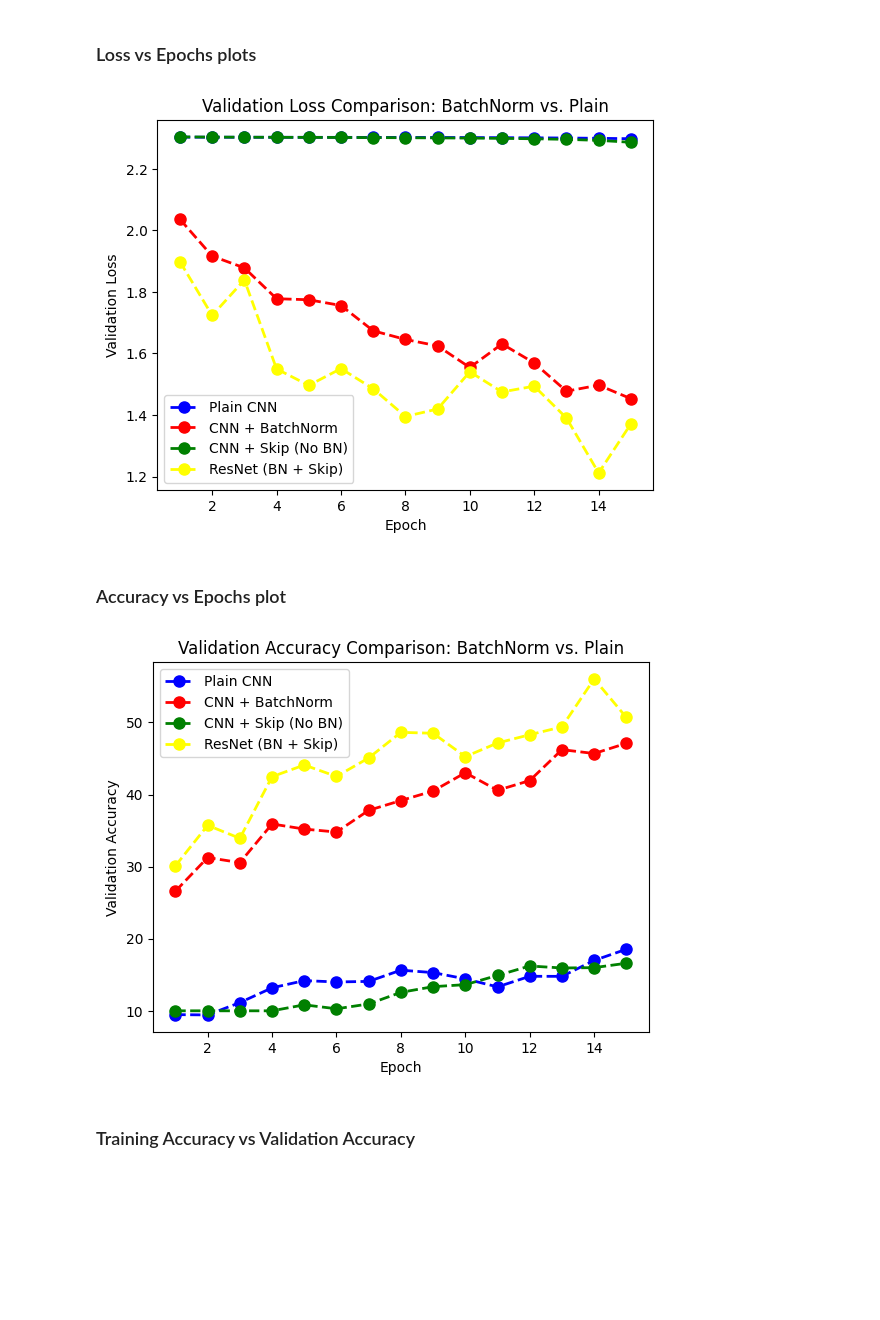
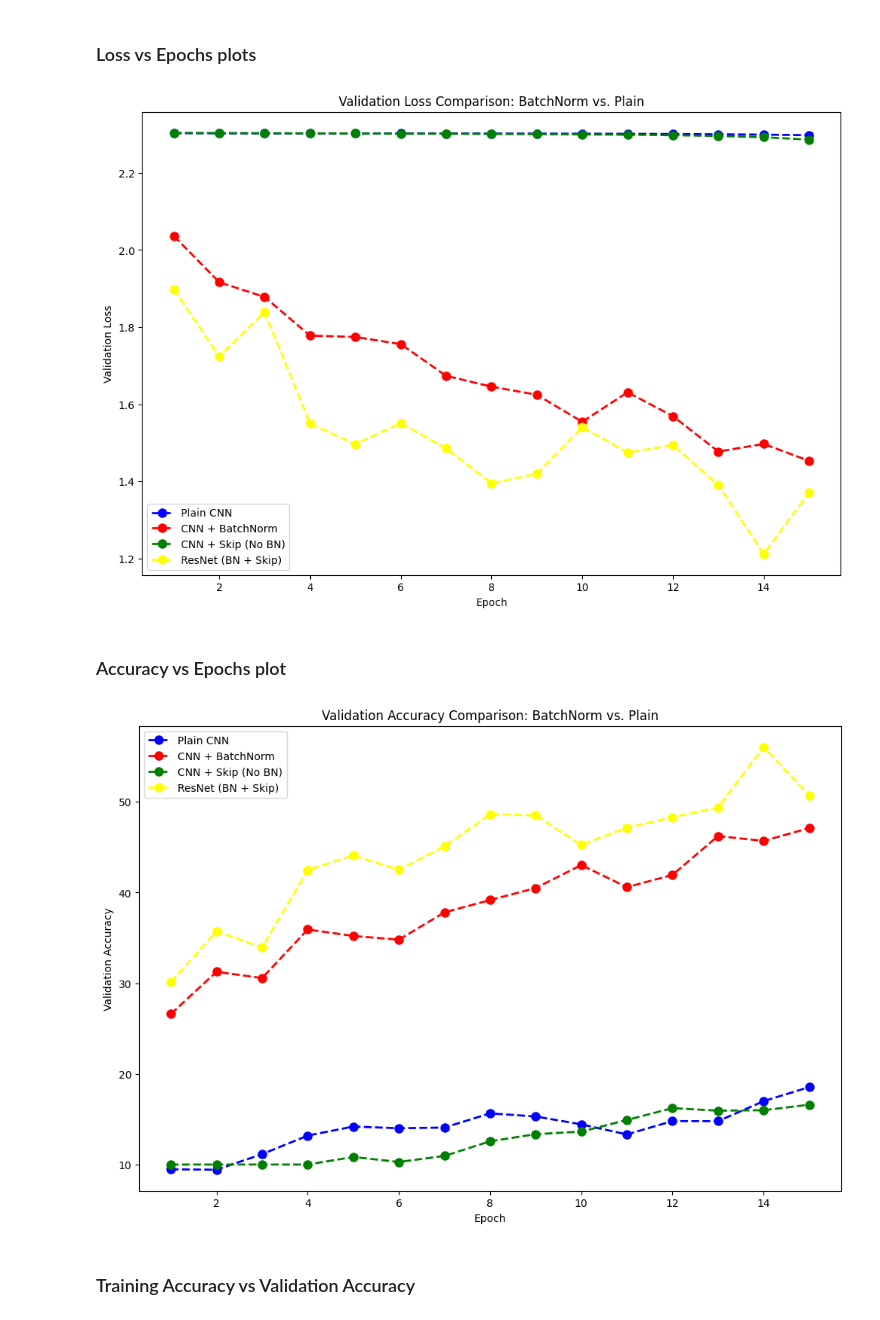
Before and after one commit to ianMuchesia/bn-vs-no-bn-analysis, a Jupyter notebook: notebooks/analysis.ipynb, the cells around one changed output. Saved outputs shown, nothing was run; the diff lists cells and outputs as text; code cells hidden in the pictures; blank space fills up the shorter version.

```diff
--- a/notebooks/analysis.ipynb
+++ b/notebooks/analysis.ipynb
@@ -44,28 +44,31 @@ def build_training_arrays(arr):
 # %%
 plain= build_training_arrays(plain_training_logs)
 bn = build_training_arrays(bn_training_logs)
 skip = build_training_arrays(skip_training_logs)
 resnet = build_training_arrays(resnet_training_logs)
 
 # Ensure x is defined for the 15 epochs
 x = list(range(1, len(plain_training_logs) + 1))
+
+plt.figure(figsize=(12,8))
 
 # Plot all four models, adding the 'label' argument for the legend
 plt.plot(x, plain, color='blue', linestyle='--', marker='o', linewidth=2, markersize=8, label="Plain CNN")
 plt.plot(x, bn, color='red', linestyle='--', marker='o', linewidth=2, markersize=8, label="CNN + BatchNorm")
 plt.plot(x, skip, color='green', linestyle='--', marker='o', linewidth=2, markersize=8, label="CNN + Skip (No BN)")
 plt.plot(x, resnet, color='yellow', linestyle='--', marker='o', linewidth=2, markersize=8, label="ResNet (BN + Skip)")
 
 plt.xlabel("Epoch")
 plt.ylabel("Validation Loss")
 plt.title("Validation Loss Comparison: BatchNorm vs. Plain")
 
 # This specific command generates the key using the labels defined above
 plt.legend()
 
+plt.savefig("./../experiments/validation_loss_comparison_curves.png", dpi=300, bbox_inches='tight')
 plt.show()
 # %% [output]
-[figure, old version]
+[figure, new version]
 # %% [markdown]
 ### Accuracy vs Epochs plot
 # %%
@@ -81,6 +84,8 @@ resnet,resnet_t = build_accuracy_arrays(resnet_training_logs)
 
 # Ensure x is defined for the 15 epochs
 x = list(range(1, len(plain_training_logs) + 1))
+
+plt.figure(figsize=(12,8))
 
 # Plot all four models, adding the 'label' argument for the legend
 plt.plot(x, plain, color='blue', linestyle='--', marker='o', linewidth=2, markersize=8, label="Plain CNN")
@@ -94,10 +99,12 @@ plt.title("Validation Accuracy Comparison: BatchNorm vs. Plain")
 
 # This specific command generates the key using the labels defined above
 plt.legend()
+plt.savefig("./../experiments/validation_accuracy_comparison_curves.png", dpi=300, bbox_inches='tight')
+
 
 plt.show()
 # %% [output]
-[figure, old version]
+[figure, new version]
 # %% [markdown]
 ### Training Accuracy vs Validation Accuracy
 # %%
```
Also changed, not shown: parts of 25 cells of this notebook, 15 other files.
